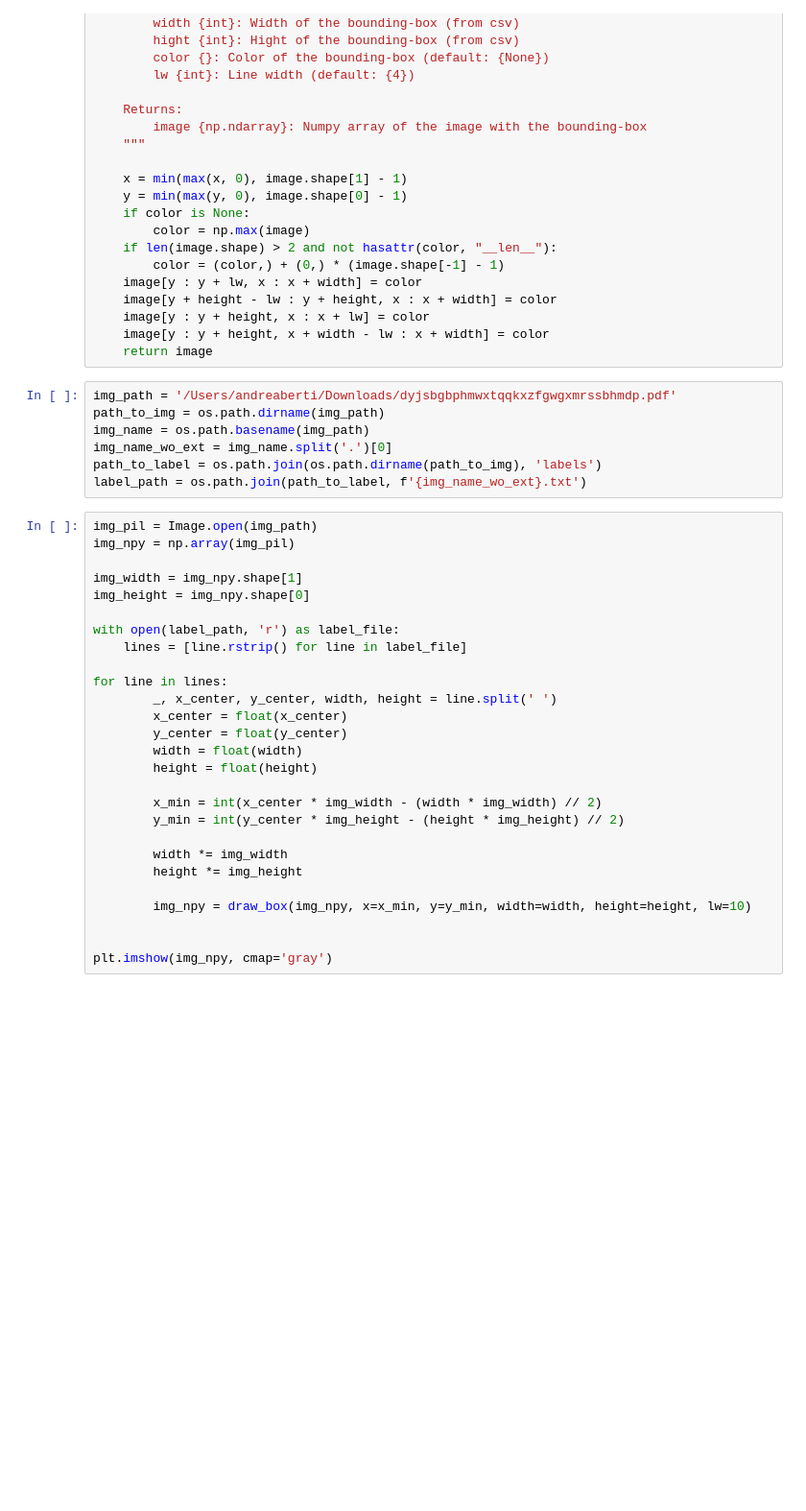
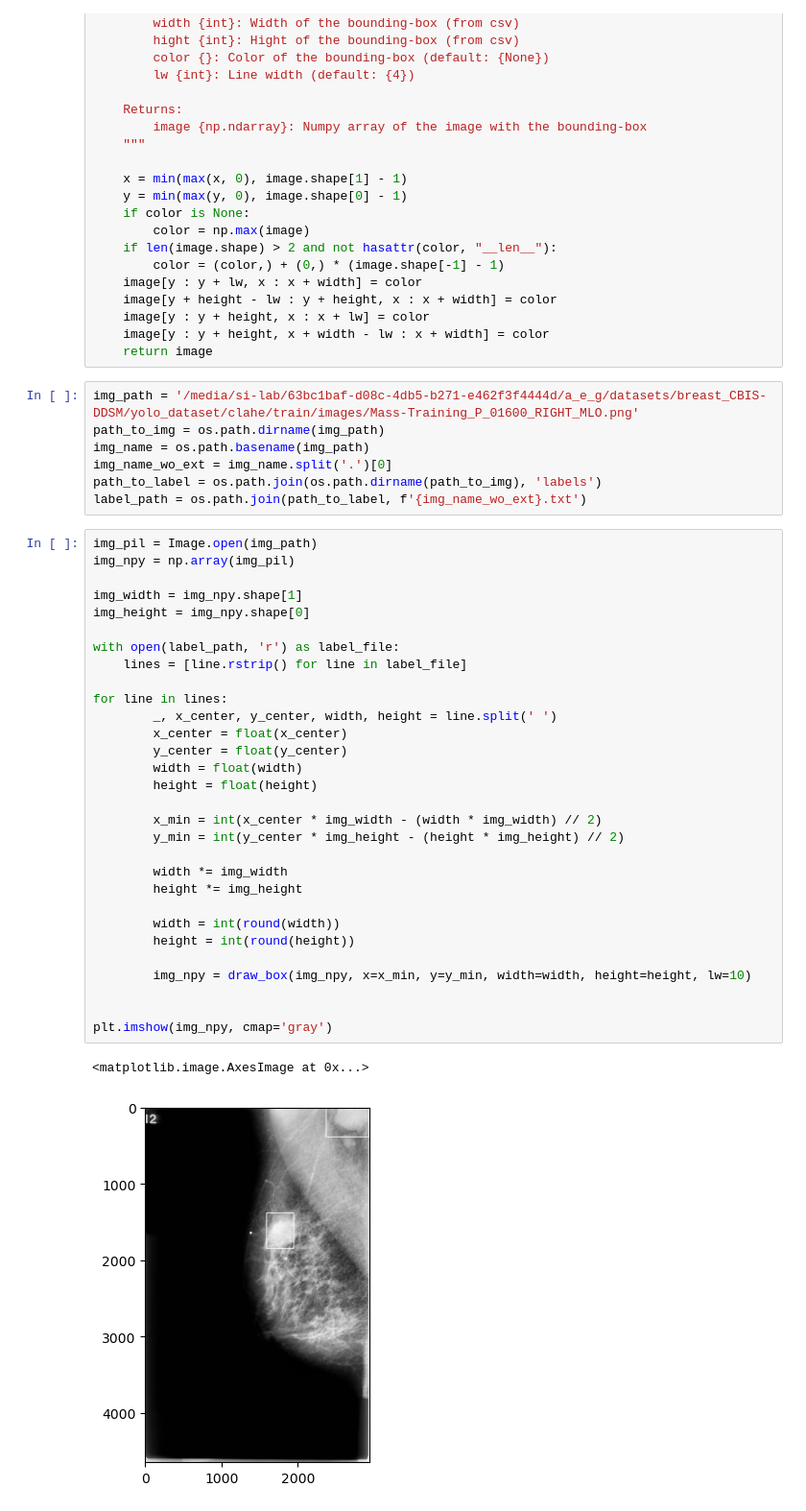
Before and after one commit to gianlucarloni/dataset_utils_scripts, a Jupyter notebook: check_yolo_bbox.ipynb, the cells around one changed output. Shown at 96% size. Drawn from its saved outputs; the diff is of its cells as text; blank space fills up the shorter version.

Commit message:
width and height rounded and converted into integers, and tested on some images

```diff
--- a/check_yolo_bbox.ipynb
+++ b/check_yolo_bbox.ipynb
@@ -49,7 +49,7 @@ def draw_box(
     image[y : y + height, x + width - lw : x + width] = color
     return image
 # %%
-img_path = '/Users/andreaberti/Downloads/dyjsbgbphmwxtqqkxzfgwgxmrssbhmdp.pdf'
+img_path = '/media/si-lab/63bc1baf-d08c-4db5-b271-e462f3f4444d/a_e_g/datasets/breast_CBIS-DDSM/yolo_dataset/clahe/train/images/Mass-Training_P_01600_RIGHT_MLO.png'
 path_to_img = os.path.dirname(img_path)
 img_name = os.path.basename(img_path)
 img_name_wo_ext = img_name.split('.')[0]
@@ -58,27 +58,33 @@ label_path = os.path.join(path_to_label, f'{img_name_wo_ext}.txt')
 # %%
 img_pil = Image.open(img_path)
 img_npy = np.array(img_pil)
 
 img_width = img_npy.shape[1]
 img_height = img_npy.shape[0]
 
 with open(label_path, 'r') as label_file:
     lines = [line.rstrip() for line in label_file]
 
 for line in lines:
         _, x_center, y_center, width, height = line.split(' ')
         x_center = float(x_center)
         y_center = float(y_center)
         width = float(width)
         height = float(height)
 
         x_min = int(x_center * img_width - (width * img_width) // 2)
         y_min = int(y_center * img_height - (height * img_height) // 2)
 
         width *= img_width
         height *= img_height
 
+        width = int(round(width))
+        height = int(round(height))
+
         img_npy = draw_box(img_npy, x=x_min, y=y_min, width=width, height=height, lw=10)
 
 
 plt.imshow(img_npy, cmap='gray')
+# %% [output]
+<matplotlib.image.AxesImage at 0x...>
+[figure, added]
```
